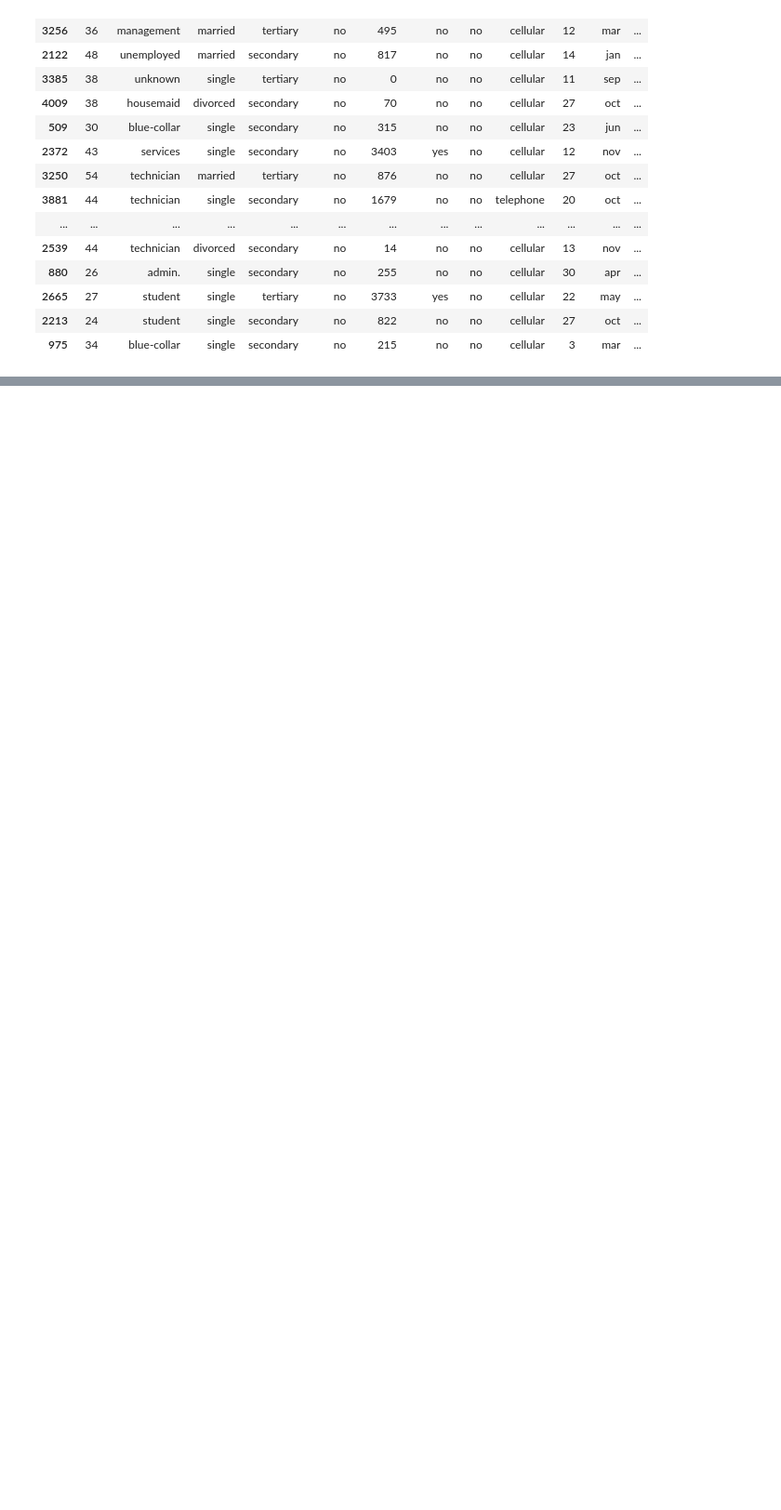
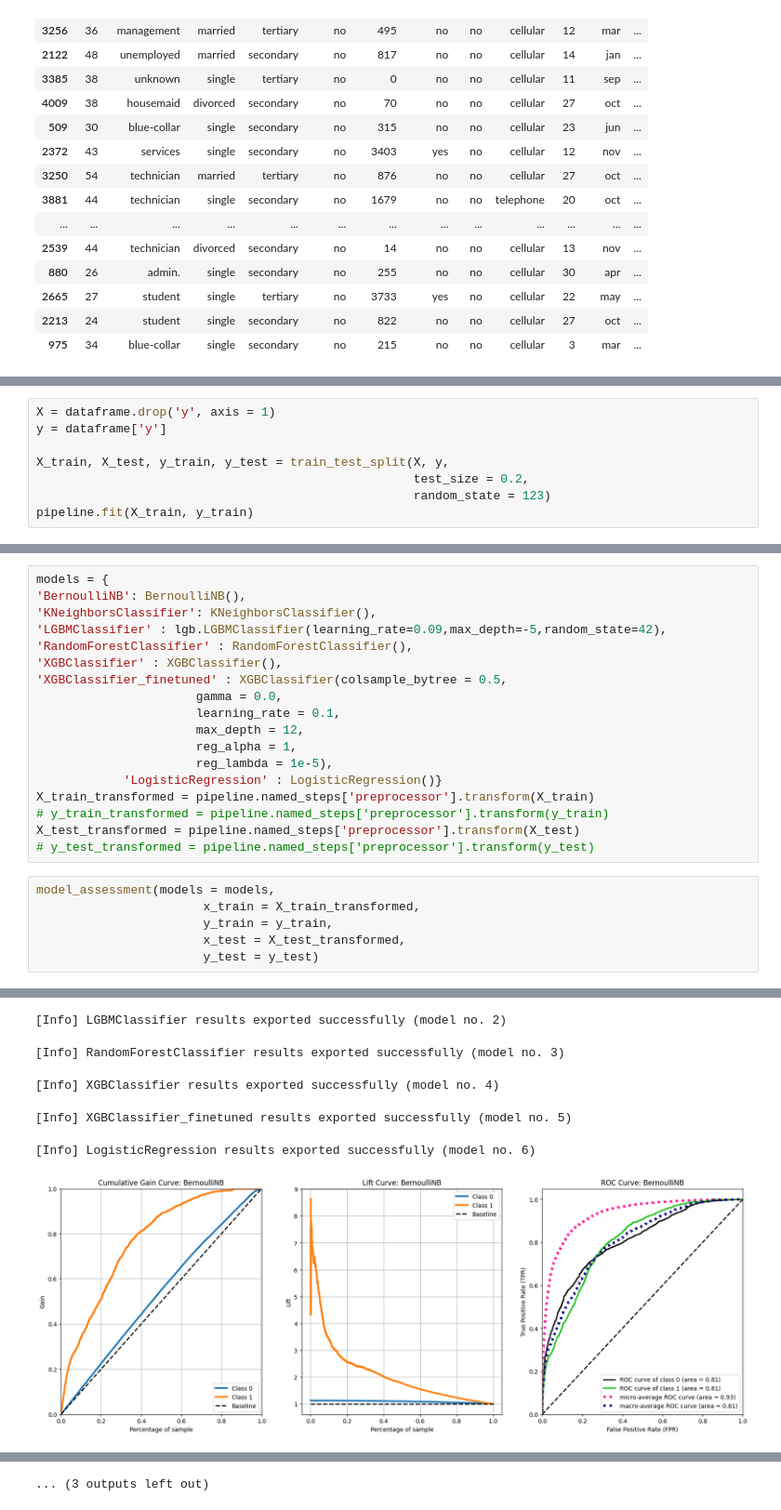
Before and after one commit to darshan-kale-dsi/Bank-Marketing-Campaign, a Jupyter notebook: notebooks/model_adjustment.ipynb, the cells around one changed output, grey strips where cells are left out. Shown at 93% size. Drawn from its saved outputs; the diff is of its cells as text; blank space fills up the shorter version.

Commit message:
final model

```diff
--- a/notebooks/model_adjustment.ipynb
+++ b/notebooks/model_adjustment.ipynb
@@ -651,0 +505,8 @@ shap.summary_plot(shap_values, X_train_transformed, feature_names = features)
+# %%
+X = dataframe.drop('y', axis = 1)
+y = dataframe['y']
+
+X_train, X_test, y_train, y_test = train_test_split(X, y,
+                                                    test_size = 0.2,
+                                                    random_state = 123)
+pipeline.fit(X_train, y_train)
@@ -651,0 +531,25 @@ shap.summary_plot(shap_values, X_train_transformed, feature_names = features)
+# %%
+models = {
+'BernoulliNB': BernoulliNB(),
+'KNeighborsClassifier': KNeighborsClassifier(),
+'LGBMClassifier' : lgb.LGBMClassifier(learning_rate=0.09,max_depth=-5,random_state=42),
+'RandomForestClassifier' : RandomForestClassifier(),
+'XGBClassifier' : XGBClassifier(),
+'XGBClassifier_finetuned' : XGBClassifier(colsample_bytree = 0.5,
+                      gamma = 0.0,
+                      learning_rate = 0.1,
+                      max_depth = 12,
+                      reg_alpha = 1,
+                      reg_lambda = 1e-5),
+            'LogisticRegression' : LogisticRegression()}
+X_train_transformed = pipeline.named_steps['preprocessor'].transform(X_train)
+# y_train_transformed = pipeline.named_steps['preprocessor'].transform(y_train)
+X_test_transformed = pipeline.named_steps['preprocessor'].transform(X_test)
+# y_test_transformed = pipeline.named_steps['preprocessor'].transform(y_test)
+# %%
+model_assessment(models = models,
+                       x_train = X_train_transformed,
+                       y_train = y_train,
+                       x_test = X_test_transformed,
+                       y_test = y_test)
+# %% [output]
@@ -651,0 +569,6 @@ shap.summary_plot(shap_values, X_train_transformed, feature_names = features)
+[Info] LGBMClassifier results exported successfully (model no. 2)
+[Info] RandomForestClassifier results exported successfully (model no. 3)
+[Info] XGBClassifier results exported successfully (model no. 4)
+[Info] XGBClassifier_finetuned results exported successfully (model no. 5)
+[Info] LogisticRegression results exported successfully (model no. 6)
+[figure, added]
@@ -651,0 +578 @@ shap.summary_plot(shap_values, X_train_transformed, feature_names = features)
+... (3 outputs left out)
```
Also changed, not shown: parts of 53 cells of this notebook.
